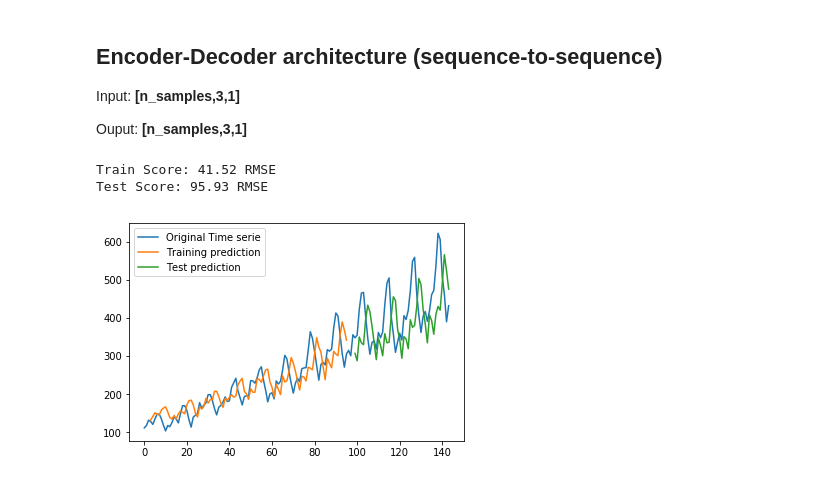
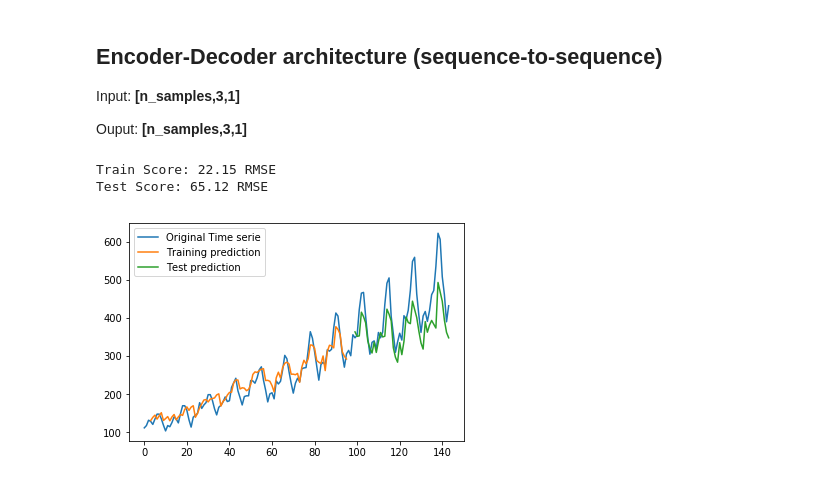
Before and after one commit to rramosp/20191.DL, a Jupyter notebook: U4.1 - Recurrent Neural Networks.ipynb, the cells around one changed output. Saved outputs shown, nothing was run; the diff lists cells and outputs as text; code cells hidden in the pictures.

```diff
--- a/U4.1 - Recurrent Neural Networks.ipynb
+++ b/U4.1 - Recurrent Neural Networks.ipynb
@@ -428,20 +578,19 @@ Ouput: **[n_samples,3,1]**
 # %%
 look_back = 3;
 time_ahead = 3
 X_train, y_train = create_datasetMultipleTimesBackAhead(trainN, n_steps_out=time_ahead, n_steps_in = look_back, overlap = time_ahead)
 X_train2, y_train2 = create_datasetMultipleTimesBackAhead(trainN, n_steps_out=time_ahead, n_steps_in = look_back, overlap = 1)
 X_test, y_test = create_datasetMultipleTimesBackAhead(testN, n_steps_out=time_ahead, n_steps_in = look_back, overlap = time_ahead)
 model8 = Sequential()
-model8.add(SimpleRNN(5,activation = 'relu',return_sequences=True,input_shape=(look_back,1)))
-#model8.add(SimpleRNN(5,activation = 'relu',input_shape=(look_back,1)))
-#model8.add(RepeatVector(time_ahead))
+model8.add(SimpleRNN(5,activation = 'relu',input_shape=(look_back,1)))
+model8.add(RepeatVector(time_ahead))
 model8.add(SimpleRNN(5,activation = 'relu',return_sequences=True))
 model8.add(TimeDistributed(Dense(1)))
 model8.compile(optimizer='adam',loss='mse')
 model8.fit(X_train2.reshape(X_train2.shape[0],look_back,1),y_train2.reshape(y_train2.shape[0],time_ahead,1),epochs=1000, verbose=0)
 trainPredict, testPredict = EstimaRMSE_RNN_MultiStepEncoDeco(model8,X_train,X_test,y_train,y_test,scaler,look_back,time_ahead)
 PintaResultado(dataset,trainPredict,testPredict,look_back)
 # %% [output]
-Train Score: 41.52 RMSE
-Test Score: 95.93 RMSE
+Train Score: 22.15 RMSE
+Test Score: 65.12 RMSE
-[figure, old version]
+[figure, new version]
```
Also changed, not shown: parts of 28 cells of this notebook.
